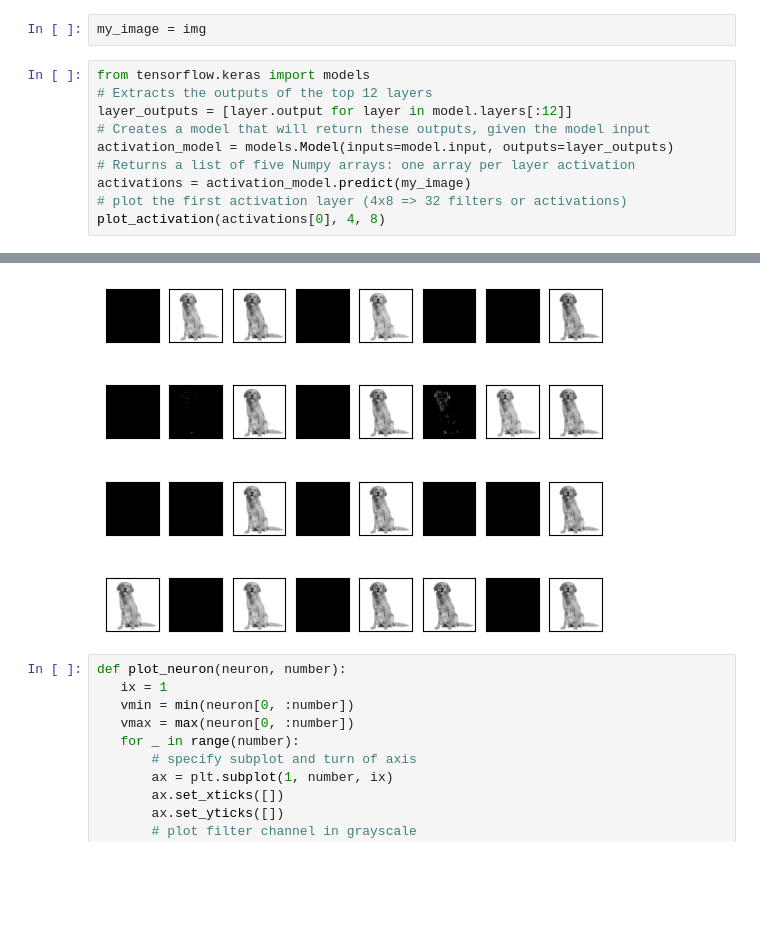
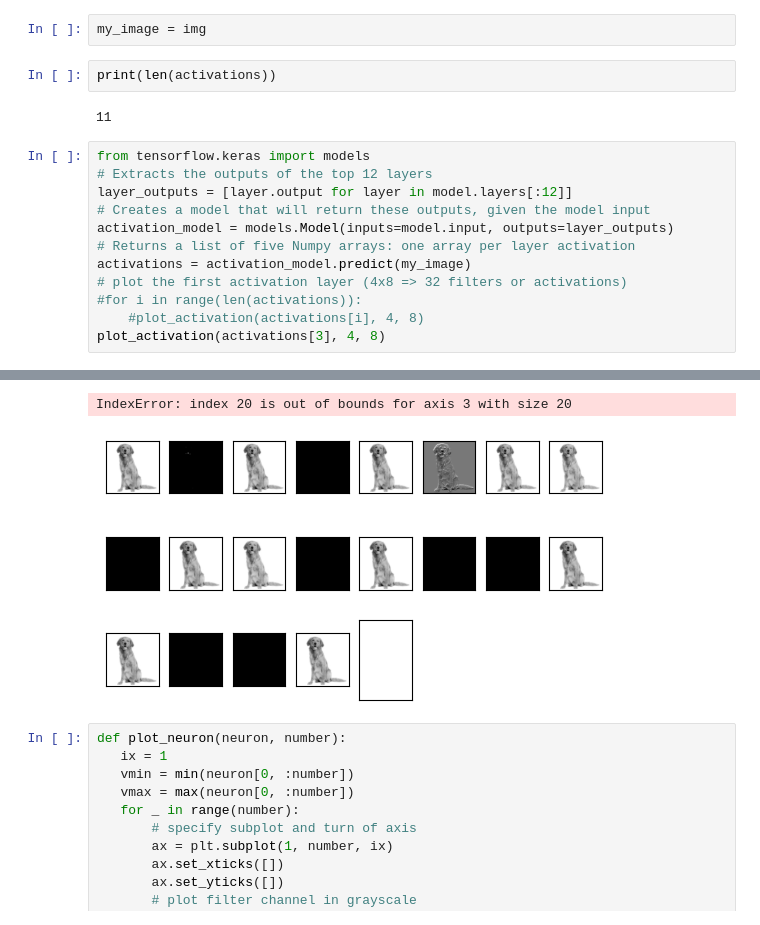
Before and after one commit to TonioElPuebloSchool/Computer_Vision_Course, a Jupyter notebook: TP4/TP4.ipynb, the cells around one changed output, grey strips where cells are left out. Cells and saved outputs as stored; diff of their text form; blank space fills up the shorter version.

```diff
--- a/TP4/TP4.ipynb
+++ b/TP4/TP4.ipynb
@@ -32,6 +32,10 @@ def plot_activation(activation, plot_height, plot_width):
    plt.show()
 # %%
 my_image = img
+# %%
+print(len(activations))
+# %% [output]
+11
 # %%
 from tensorflow.keras import models
 # Extracts the outputs of the top 12 layers
@@ -41,5 +45,7 @@ activation_model = models.Model(inputs=model.input, outputs=layer_outputs)
 # Returns a list of five Numpy arrays: one array per layer activation
 activations = activation_model.predict(my_image)
 # plot the first activation layer (4x8 => 32 filters or activations)
-plot_activation(activations[0], 4, 8)
+#for i in range(len(activations)):
+    #plot_activation(activations[i], 4, 8)
+plot_activation(activations[3], 4, 8)
 # %% [output]
@@ -47,4 +53,5 @@ plot_activation(activations[0], 4, 8)
+IndexError: index 20 is out of bounds for axis 3 with size 20
-[figure, old version]
+[figure, new version]
 # %%
 def plot_neuron(neuron, number):
    ix = 1
```
Also changed, not shown: parts of 1 cell of this notebook.
